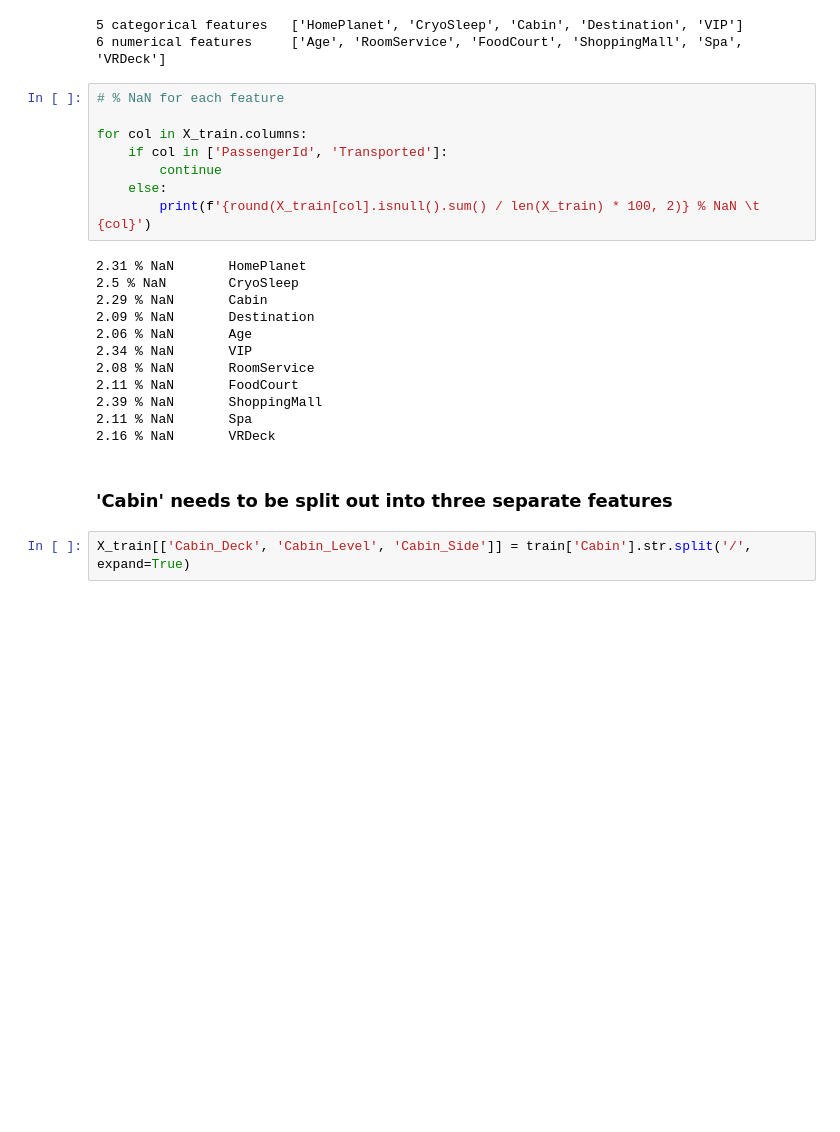
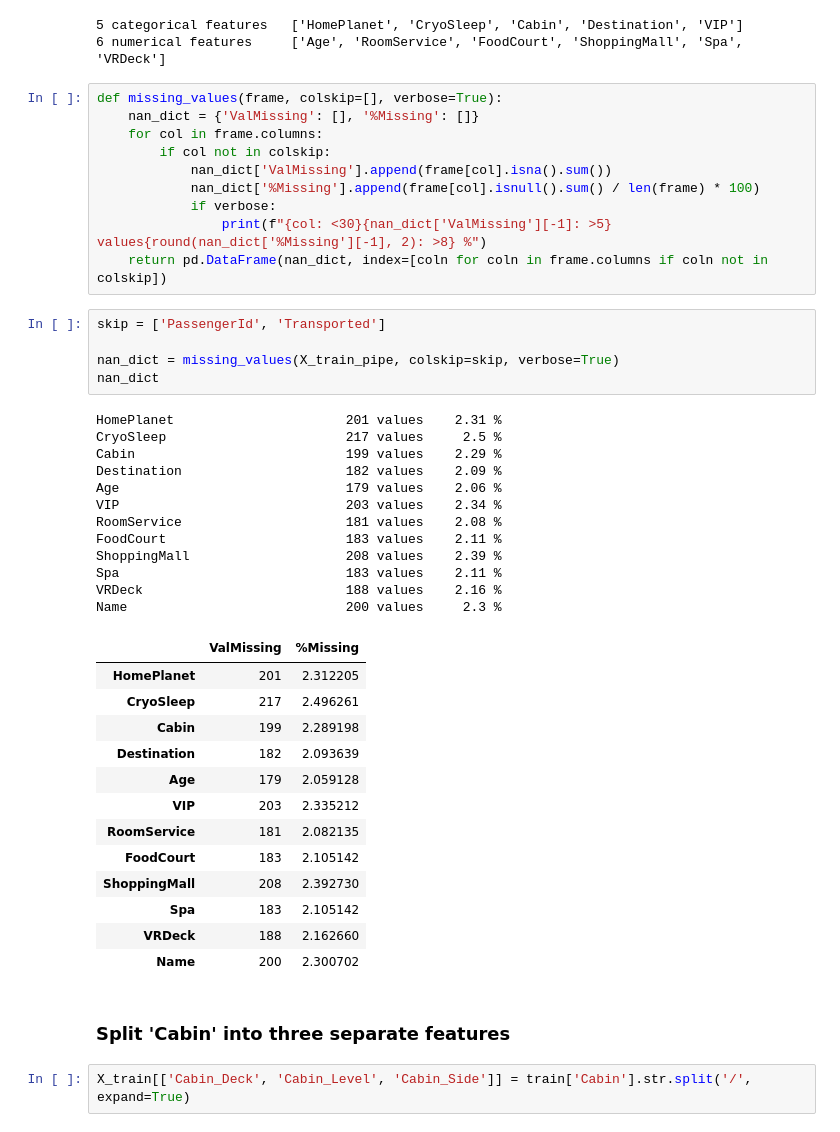
Before and after one commit to lorcanrae/spaceship-titanic, a Jupyter notebook: notebooks/lorcanrae-spacetitanic-EDA-Copy1.ipynb, the cells around one changed output. Drawn from its saved outputs; the diff is of its cells as text; blank space fills up the shorter version.

```diff
--- a/notebooks/lorcanrae-spacetitanic.ipynb
+++ b/notebooks/lorcanrae-spacetitanic-EDA-Copy1.ipynb
@@ -126,28 +127,49 @@ quick_features(X_train)
 # %% [output]
 5 categorical features   ['HomePlanet', 'CryoSleep', 'Cabin', 'Destination', 'VIP']
 6 numerical features     ['Age', 'RoomService', 'FoodCourt', 'ShoppingMall', 'Spa', 'VRDeck']
-# %%
-# % NaN for each feature
-
-for col in X_train.columns:
-    if col in ['PassengerId', 'Transported']:
-        continue
-    else:
-        print(f'{round(X_train[col].isnull().sum() / len(X_train) * 100, 2)} % NaN \t {col}')
-# %% [output]
-2.31 % NaN       HomePlanet
-2.5 % NaN        CryoSleep
-2.29 % NaN       Cabin
-2.09 % NaN       Destination
-2.06 % NaN       Age
-2.34 % NaN       VIP
-2.08 % NaN       RoomService
-2.11 % NaN       FoodCourt
-2.39 % NaN       ShoppingMall
-2.11 % NaN       Spa
-2.16 % NaN       VRDeck
+# %%
+def missing_values(frame, colskip=[], verbose=True):
+    nan_dict = {'ValMissing': [], '%Missing': []}
+    for col in frame.columns:
+        if col not in colskip:
+            nan_dict['ValMissing'].append(frame[col].isna().sum())
+            nan_dict['%Missing'].append(frame[col].isnull().sum() / len(frame) * 100)
+            if verbose:
+                print(f"{col: <30}{nan_dict['ValMissing'][-1]: >5} values{round(nan_dict['%Missing'][-1], 2): >8} %")
+    return pd.DataFrame(nan_dict, index=[coln for coln in frame.columns if coln not in colskip])
+# %%
+skip = ['PassengerId', 'Transported']
+
+nan_dict = missing_values(X_train_pipe, colskip=skip, verbose=True)
+nan_dict
+# %% [output]
+HomePlanet                      201 values    2.31 %
+CryoSleep                       217 values     2.5 %
+Cabin                           199 values    2.29 %
+Destination                     182 values    2.09 %
+Age                             179 values    2.06 %
+VIP                             203 values    2.34 %
+RoomService                     181 values    2.08 %
+FoodCourt                       183 values    2.11 %
+ShoppingMall                    208 values    2.39 %
+Spa                             183 values    2.11 %
+VRDeck                          188 values    2.16 %
+Name                            200 values     2.3 %
+|  | ValMissing | %Missing |
+| HomePlanet | 201 | 2.312205 |
+| CryoSleep | 217 | 2.496261 |
+| Cabin | 199 | 2.289198 |
+| Destination | 182 | 2.093639 |
+| Age | 179 | 2.059128 |
+| VIP | 203 | 2.335212 |
+| RoomService | 181 | 2.082135 |
+| FoodCourt | 183 | 2.105142 |
+| ShoppingMall | 208 | 2.392730 |
+| Spa | 183 | 2.105142 |
+| VRDeck | 188 | 2.162660 |
+| Name | 200 | 2.300702 |
 # %% [markdown]
-### 'Cabin' needs to be split out into three separate features
+### Split 'Cabin' into three separate features
 # %%
 X_train[['Cabin_Deck', 'Cabin_Level', 'Cabin_Side']] = train['Cabin'].str.split('/', expand=True)
 # %%
```
Also changed, not shown: parts of 16 cells of this notebook, 2 other files.
